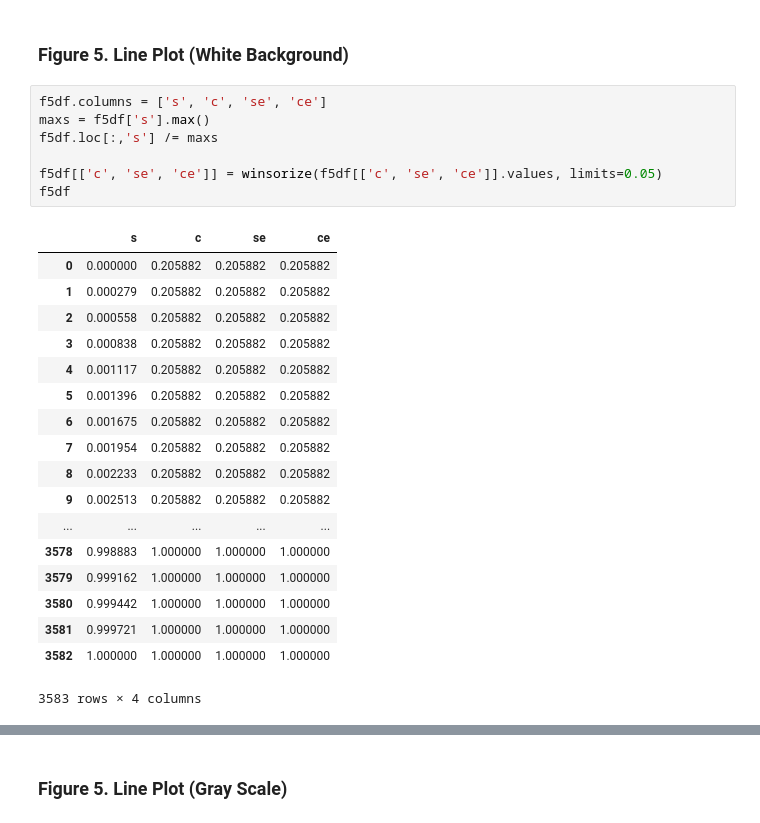
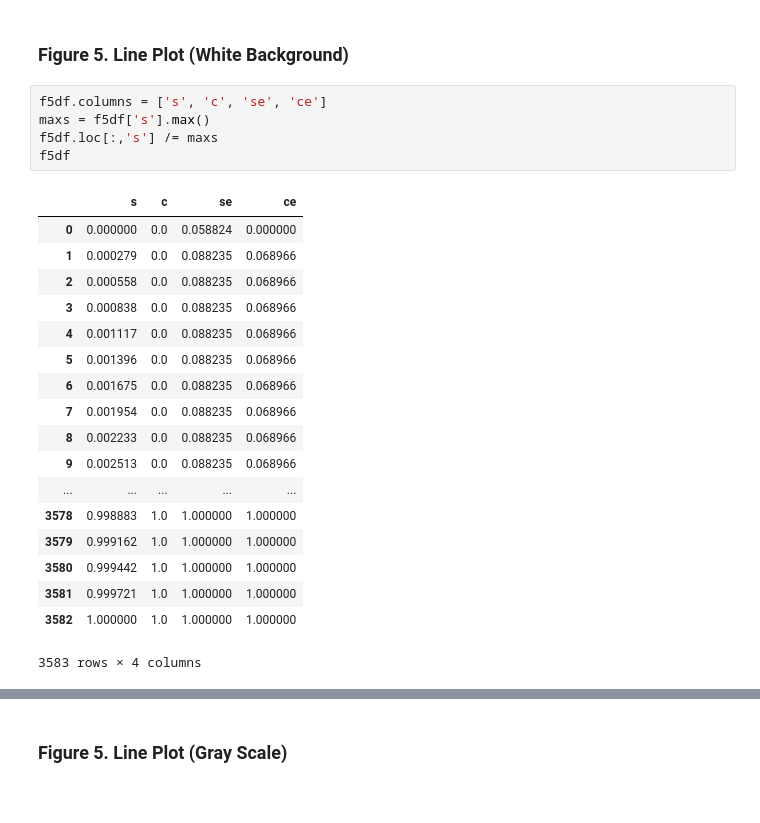
Before and after one commit to cesslab/Experiment-SuspenseAndSurprise, a Jupyter notebook: SchotterKesslerMcClellan_SuspenseAndSurprise.ipynb, the cells around one changed output, grey strips where cells are left out. Cells and saved outputs as stored; diff of their text form.

```diff
--- a/SchotterKesslerMcClellan_SuspenseAndSurprise.ipynb
+++ b/SchotterKesslerMcClellan_SuspenseAndSurprise.ipynb
@@ -277,28 +276,26 @@ f5df
 # %%
 f5df.columns = ['s', 'c', 'se', 'ce']
 maxs = f5df['s'].max()
 f5df.loc[:,'s'] /= maxs
-
-f5df[['c', 'se', 'ce']] = winsorize(f5df[['c', 'se', 'ce']].values, limits=0.05)
 f5df
 # %% [output]
 |  | s | c | se | ce |
-| 0 | 0.000000 | 0.205882 | 0.205882 | 0.205882 |
-| 1 | 0.000279 | 0.205882 | 0.205882 | 0.205882 |
-| 2 | 0.000558 | 0.205882 | 0.205882 | 0.205882 |
-| 3 | 0.000838 | 0.205882 | 0.205882 | 0.205882 |
-| 4 | 0.001117 | 0.205882 | 0.205882 | 0.205882 |
-| 5 | 0.001396 | 0.205882 | 0.205882 | 0.205882 |
-| 6 | 0.001675 | 0.205882 | 0.205882 | 0.205882 |
-| 7 | 0.001954 | 0.205882 | 0.205882 | 0.205882 |
-| 8 | 0.002233 | 0.205882 | 0.205882 | 0.205882 |
-| 9 | 0.002513 | 0.205882 | 0.205882 | 0.205882 |
+| 0 | 0.000000 | 0.0 | 0.058824 | 0.000000 |
+| 1 | 0.000279 | 0.0 | 0.088235 | 0.068966 |
+| 2 | 0.000558 | 0.0 | 0.088235 | 0.068966 |
+| 3 | 0.000838 | 0.0 | 0.088235 | 0.068966 |
+| 4 | 0.001117 | 0.0 | 0.088235 | 0.068966 |
+| 5 | 0.001396 | 0.0 | 0.088235 | 0.068966 |
+| 6 | 0.001675 | 0.0 | 0.088235 | 0.068966 |
+| 7 | 0.001954 | 0.0 | 0.088235 | 0.068966 |
+| 8 | 0.002233 | 0.0 | 0.088235 | 0.068966 |
+| 9 | 0.002513 | 0.0 | 0.088235 | 0.068966 |
 | ... | ... | ... | ... | ... |
-| 3578 | 0.998883 | 1.000000 | 1.000000 | 1.000000 |
-| 3579 | 0.999162 | 1.000000 | 1.000000 | 1.000000 |
-| 3580 | 0.999442 | 1.000000 | 1.000000 | 1.000000 |
-| 3581 | 0.999721 | 1.000000 | 1.000000 | 1.000000 |
-| 3582 | 1.000000 | 1.000000 | 1.000000 | 1.000000 |
+| 3578 | 0.998883 | 1.0 | 1.000000 | 1.000000 |
+| 3579 | 0.999162 | 1.0 | 1.000000 | 1.000000 |
+| 3580 | 0.999442 | 1.0 | 1.000000 | 1.000000 |
+| 3581 | 0.999721 | 1.0 | 1.000000 | 1.000000 |
+| 3582 | 1.000000 | 1.0 | 1.000000 | 1.000000 |
 3583 rows × 4 columns
 # %%
 plt.figure(figsize=(11.7,8.27))
```
Also changed, not shown: parts of 3 cells of this notebook.
